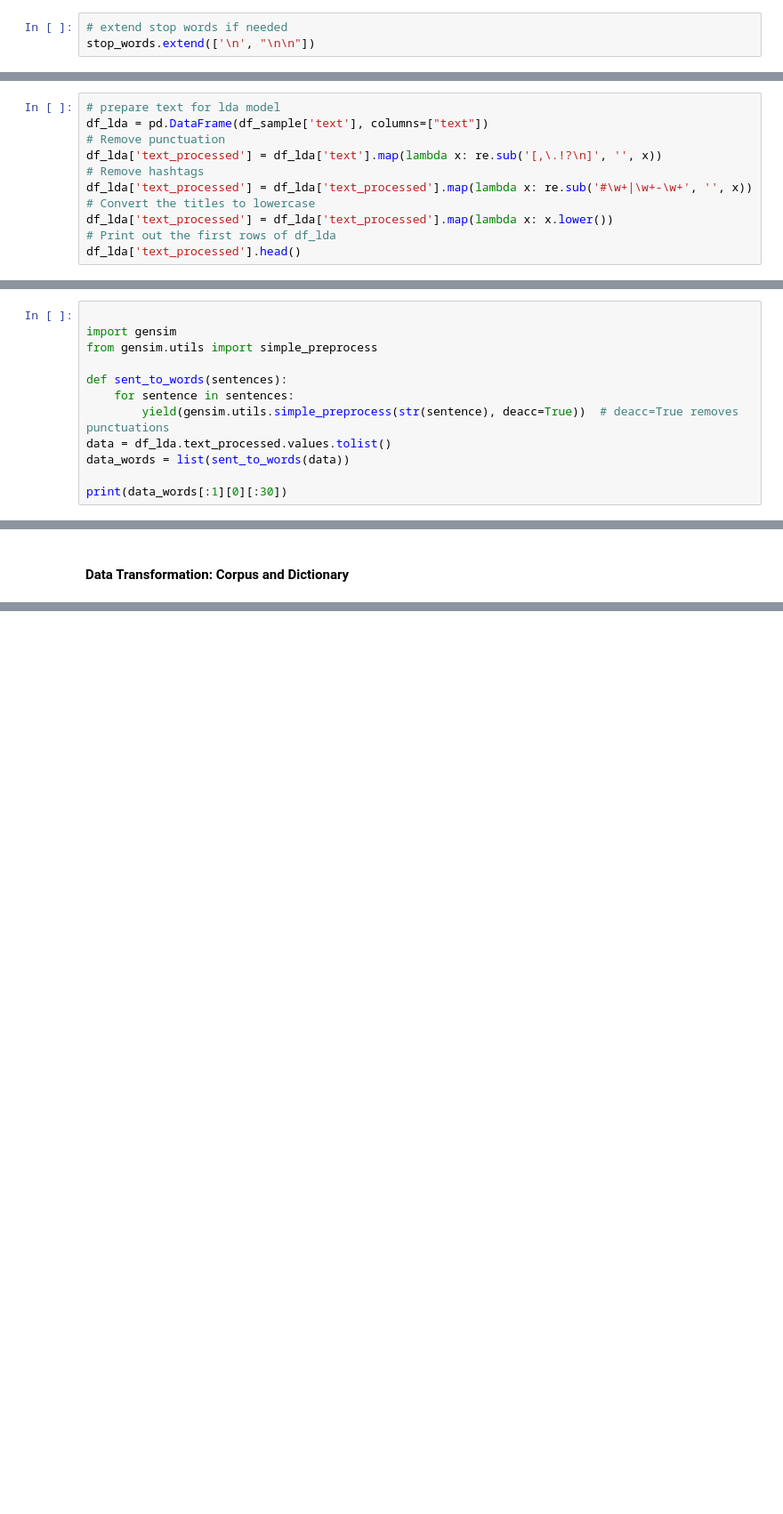
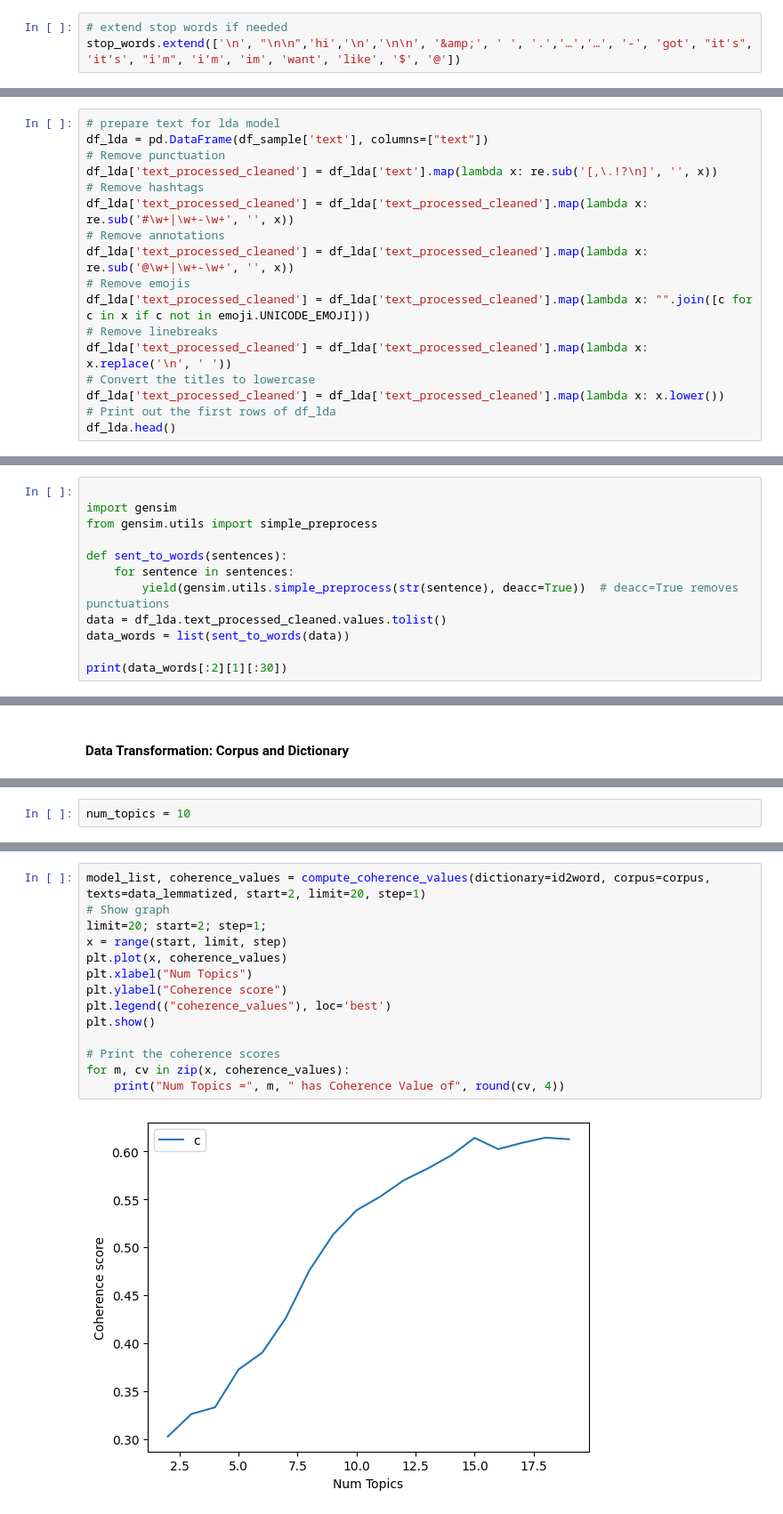
Before and after one commit to alexkneis/notebooks, a Jupyter notebook: text-analytics/tinder_swindler_tweets_analysis/tinder_swindler.ipynb, the cells around one changed output, grey strips where cells are left out. Shown: that part at 89% size. Cells and saved outputs as stored; diff of their text form; blank space fills up the shorter version.

Commit message:
feat: Add first LDA and coherence calculation

```diff
--- a/text-analytics/tinder_swindler_tweets_analysis/tinder_swindler.ipynb
+++ b/text-analytics/tinder_swindler_tweets_analysis/tinder_swindler.ipynb
@@ -95,6 +96,6 @@ stop_words = stopwords.words('english')
 # %%
 # extend stop words if needed
-stop_words.extend(['\n', "\n\n"])
+stop_words.extend(['\n', "\n\n",'hi','\n','\n\n', '&amp;', ' ', '.','…','…', '-', 'got', "it's", 'it’s', "i'm", 'i’m', 'im', 'want', 'like', '$', '@'])
 # %%
 no_stop_words = [
     'not'
@@ -490,11 +485,17 @@ plt.show()
 # prepare text for lda model
 df_lda = pd.DataFrame(df_sample['text'], columns=["text"])
 # Remove punctuation
-df_lda['text_processed'] = df_lda['text'].map(lambda x: re.sub('[,\.!?\n]', '', x))
+df_lda['text_processed_cleaned'] = df_lda['text'].map(lambda x: re.sub('[,\.!?\n]', '', x))
 # Remove hashtags
-df_lda['text_processed'] = df_lda['text_processed'].map(lambda x: re.sub('#\w+|\w+-\w+', '', x))
+df_lda['text_processed_cleaned'] = df_lda['text_processed_cleaned'].map(lambda x: re.sub('#\w+|\w+-\w+', '', x))
+# Remove annotations
+df_lda['text_processed_cleaned'] = df_lda['text_processed_cleaned'].map(lambda x: re.sub('@\w+|\w+-\w+', '', x))
+# Remove emojis
+df_lda['text_processed_cleaned'] = df_lda['text_processed_cleaned'].map(lambda x: "".join([c for c in x if c not in emoji.UNICODE_EMOJI]))
+# Remove linebreaks
+df_lda['text_processed_cleaned'] = df_lda['text_processed_cleaned'].map(lambda x: x.replace('\n', ' '))
 # Convert the titles to lowercase
-df_lda['text_processed'] = df_lda['text_processed'].map(lambda x: x.lower())
+df_lda['text_processed_cleaned'] = df_lda['text_processed_cleaned'].map(lambda x: x.lower())
 # Print out the first rows of df_lda
-df_lda['text_processed'].head()
+df_lda.head()
 # %% [output]
@@ -514,8 +515,8 @@ from gensim.utils import simple_preprocess
 def sent_to_words(sentences):
     for sentence in sentences:
         yield(gensim.utils.simple_preprocess(str(sentence), deacc=True))  # deacc=True removes punctuations
-data = df_lda.text_processed.values.tolist()
+data = df_lda.text_processed_cleaned.values.tolist()
 data_words = list(sent_to_words(data))
 
-print(data_words[:1][0][:30])
+print(data_words[:2][1][:30])
 # %% [output]
@@ -573,0 +575,2 @@ print(corpus[:1])
+# %%
+num_topics = 10
@@ -573,0 +650,16 @@ print(corpus[:1])
+# %%
+model_list, coherence_values = compute_coherence_values(dictionary=id2word, corpus=corpus, texts=data_lemmatized, start=2, limit=20, step=1)
+# Show graph
+limit=20; start=2; step=1;
+x = range(start, limit, step)
+plt.plot(x, coherence_values)
+plt.xlabel("Num Topics")
+plt.ylabel("Coherence score")
+plt.legend(("coherence_values"), loc='best')
+plt.show()
+
+# Print the coherence scores
+for m, cv in zip(x, coherence_values):
+    print("Num Topics =", m, " has Coherence Value of", round(cv, 4))
+# %% [output]
+[figure, added]
```
Also changed, not shown: parts of 26 cells of this notebook, 1 other file.
